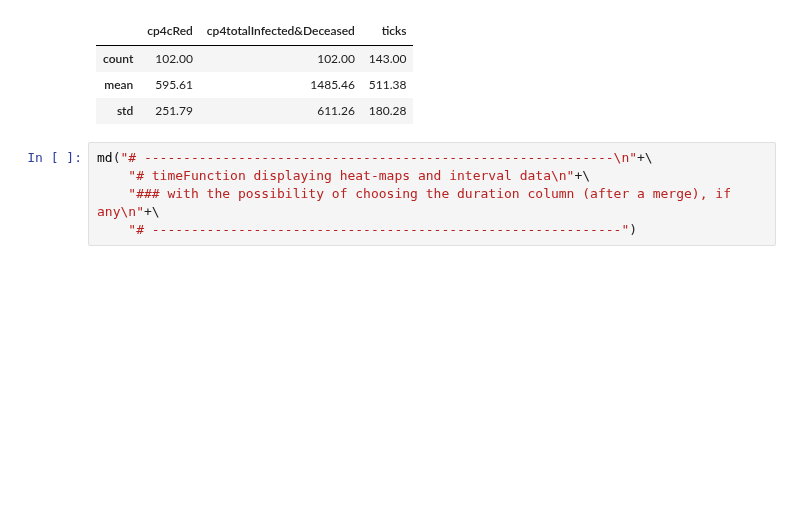
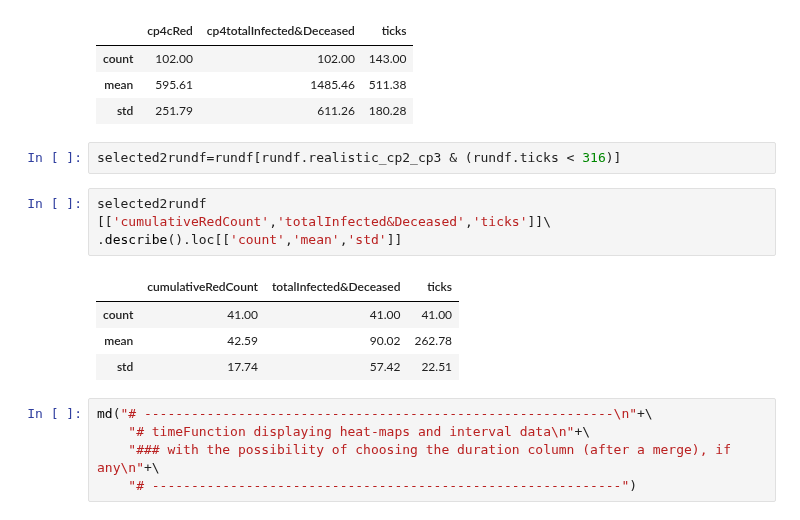
Before and after one commit to terna/readSIsaR_BatchResults, a Jupyter notebook: selectResults1kStableSeedsCPoints_basicControlB_schoolOpenSeptChangingWorldNewStart_plusHMlog.ipynb, the cells around one changed output. Saved outputs shown, nothing was run; the diff lists cells and outputs as text; blank space fills up the shorter version.

```diff
--- a/selectResults1kStableSeedsCPoints_basicControlB_schoolOpenSeptChangingWorldNewStart_plusHMlog.ipynb
+++ b/selectResults1kStableSeedsCPoints_basicControlB_schoolOpenSeptChangingWorldNewStart_plusHMlog.ipynb
@@ -253,6 +253,16 @@ selectedrundf                 [['cp4cRed',
 | count | 102.00 | 102.00 | 143.00 |
 | mean | 595.61 | 1485.46 | 511.38 |
 | std | 251.79 | 611.26 | 180.28 |
+# %%
+selected2rundf=rundf[rundf.realistic_cp2_cp3 & (rundf.ticks < 316)]
+# %%
+selected2rundf                 [['cumulativeRedCount','totalInfected&Deceased','ticks']]\
+.describe().loc[['count','mean','std']]
+# %% [output]
+|  | cumulativeRedCount | totalInfected&Deceased | ticks |
+| count | 41.00 | 41.00 | 41.00 |
+| mean | 42.59 | 90.02 | 262.78 |
+| std | 17.74 | 57.42 | 22.51 |
 # %%
 md("# ------------------------------------------------------------\n"+\
     "# timeFunction displaying heat-maps and interval data\n"+\
```
Also changed, not shown: 7 other files.
